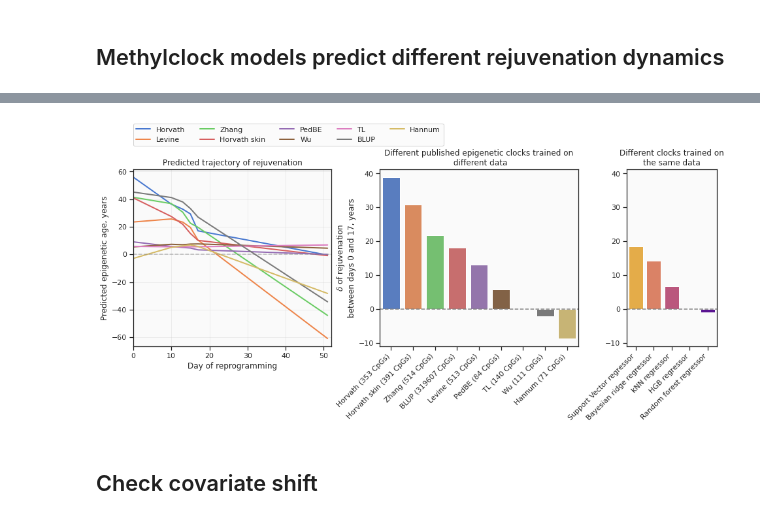
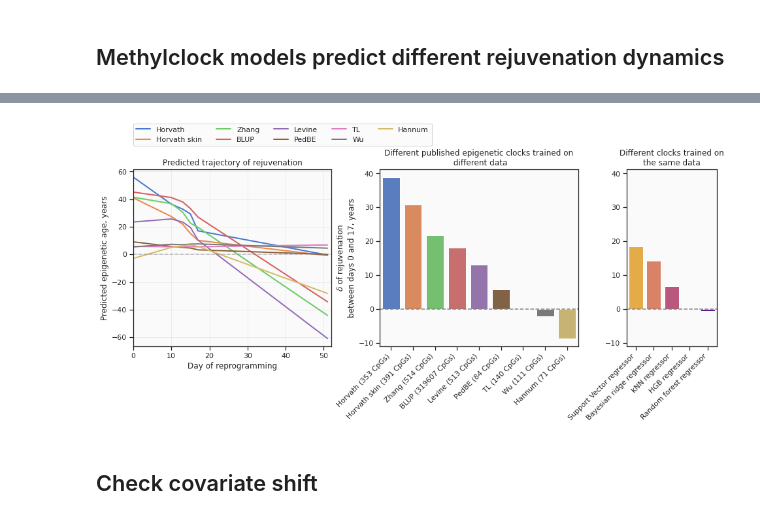
Before and after one commit to ComputationalAgingLab/reprogramming_ood, a Jupyter notebook: invitro_reprog_analysis.ipynb, the cells around one changed output, grey strips where cells are left out. Saved outputs shown, nothing was run; the diff lists cells and outputs as text; code cells hidden in the pictures.

```diff
--- a/invitro_reprog_analysis.ipynb
+++ b/invitro_reprog_analysis.ipynb
@@ -193,7 +193,7 @@ axes[1].set_xticklabels(axes[1].get_xticklabels(), rotation=45, ha='right')
 
 
 #ax0
-for clri, c in zip(color_iters, groupr.columns):
+for clri, c in zip(color_iters, delta_rep['clock']):
     ctext = c.split('(')[0][:-1]
     axes[0].plot(groupr.index, groupr[c], label=ctext, lw=2, color=clri)
 axes[0].legend(loc=[0.0, 1.13], ncol=5)
@@ -757,38 +757,38 @@ axes[1].set_xticklabels(axes[1].get_xticklabels(), rotation=45, ha='right')
 
 
 #ax0
-for clri, c in zip(color_iters, groupr.columns):
+for clri, c in zip(color_iters, delta_rep['clock']):
     ctext = c.split('(')[0][:-1]
     axes[0].plot(groupr.index, groupr[c], label=ctext, lw=2, color=clri)
 axes[0].legend(loc=[0.0, 1.13], ncol=5)
 axes[0].grid(alpha=0.3)
 axes[0].axhline(0, ls='--', alpha=0.5, color='grey')
 axes[0].set_xlim([0, 52])
 axes[0].set_xlabel('Day of reprogramming')
 axes[0].set_ylabel('Predicted epigenetic age, years')
 axes[0].set_title('Predicted trajectory of rejuvenation')
 
 
 #ax2
 delta_rep2 = groupr2.loc[0] - groupr2.loc[15]
 delta_rep2 = delta_rep2.sort_values(ascending=False).to_frame().reset_index()
 delta_rep2.columns = ['clock', 'delta']
 
 sns.barplot(data=delta_rep2, y='delta', x='clock', orient='v', ax=axes[2], palette='plasma_r')
 axes[2].annotate('Trained on \nHannum\'s blood \ndataset 71 CpGs', xy=(0, 85))
 axes[2].set_xticklabels(axes[2].get_xticklabels(), rotation=45, ha='right')
 axes[2].set_xlabel('')
 axes[2].set_ylabel('')
 axes[2].set_title('Different clocks trained on\nthe same data')
 axes[2].axhline(0, color='grey', ls='--')
 axes[2].set_ylim(axes[1].get_ylim())
 # axes[2].set_yticklabels([])
 
 plt.subplots_adjust(wspace=0.3)
 plt.savefig('figs/A2_sup_rep2.pdf', format='pdf', bbox_inches='tight')
 plt.show()
 # %% [output]
-[figure, old version]
+[figure, new version]
 # %% [markdown]
 ## Check covariate shift
 # %%
```
Also changed, not shown: parts of 3 cells of this notebook, 2 other files.
